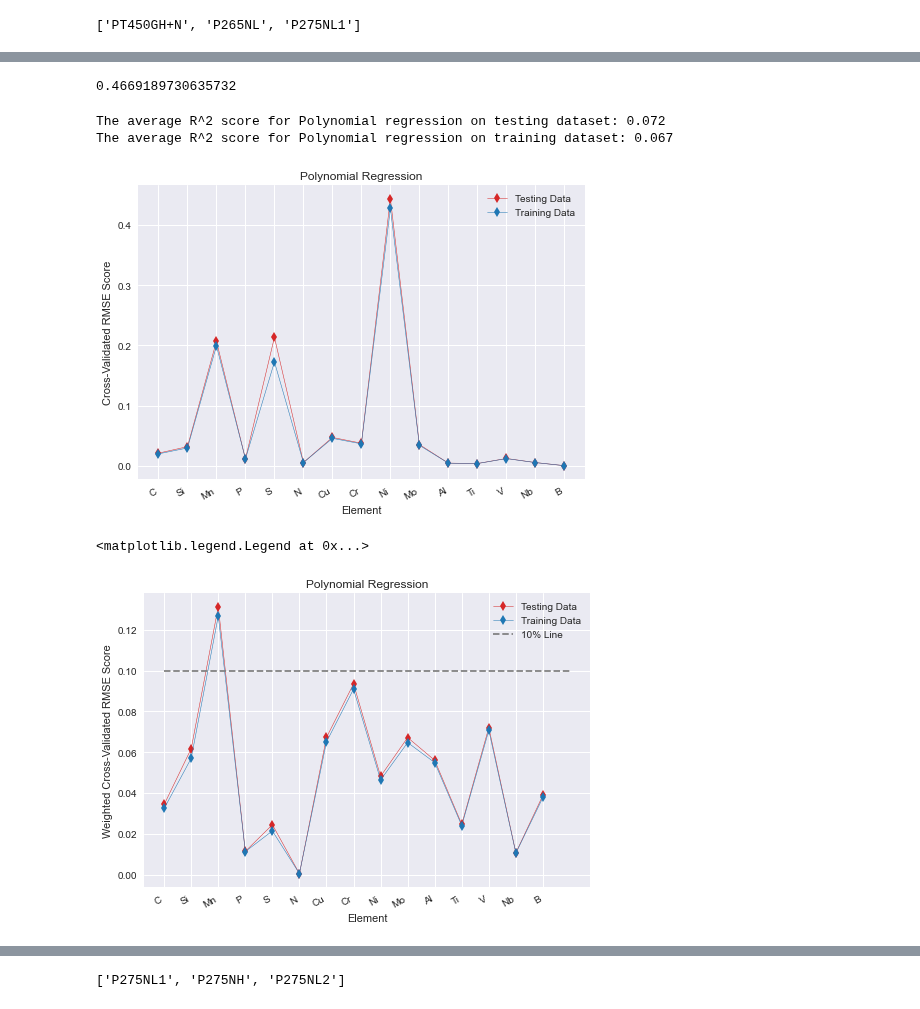
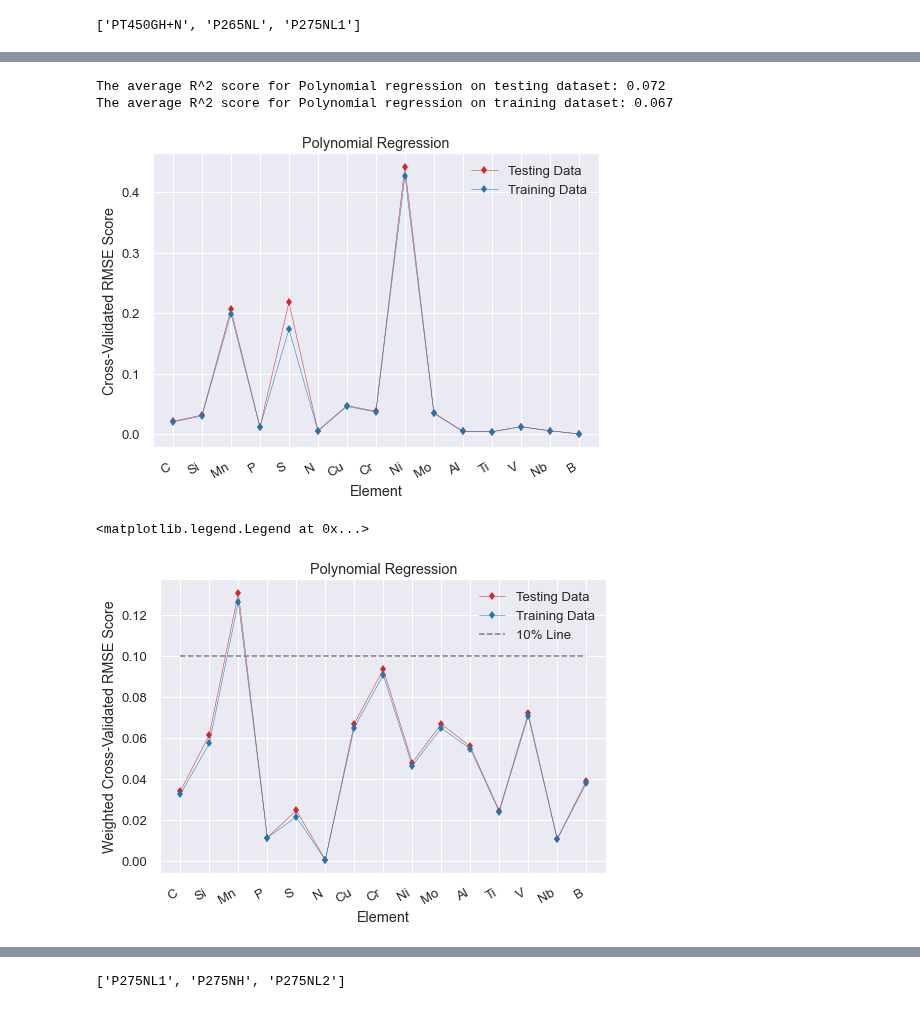
Before and after one commit to szayed99/Steel-Classification-Through-Machine-Learning, a Jupyter notebook: Regression (1).ipynb, the cells around one changed output, grey strips where cells are left out. Drawn from its saved outputs; the diff is of its cells as text; code cells hidden in the pictures.

```diff
--- a/Regression (1).ipynb
+++ b/Regression (1).ipynb
@@ -618,6 +618,8 @@ def find_similar_steel(mechanical_properties, df=df2):
 find_similar_steel([22, 275, 400])
 # %% [output]
 ['PT450GH+N', 'P265NL', 'P275NL1']
+# %%
+df2 = expand_df(df_split, 77)
 # %%
 ### Polynomial regression
 from sklearn.metrics import r2_score
@@ -760,13 +762,17 @@ def improve_needed_elems_poly(cross_valid_dict_r2, cross_valid_dict_rmse, degree
 
 # Define list which stores average R-squared scores
 elems_r2_test_poly = []
+elems_r2_std_test_poly = []
 elems_r2_train_poly = []
+elems_r2_std_train_poly = []
 
 # Loop through all elements and find their average R-squared score accross their minimum and maximum limits
 j = 0
 for i in range(15):
     elems_r2_test_poly.append((list(cross_valid_dict_r2_poly.values())[i+j][0][0] + list(cross_valid_dict_r2_poly.values())[i+j+1][0][0]) / 2)
     elems_r2_train_poly.append((list(cross_valid_dict_r2_poly.values())[i+j][1][0] + list(cross_valid_dict_r2_poly.values())[i+j+1][1][0]) / 2)
+    elems_r2_std_test_poly.append((list(cross_valid_dict_r2_poly.values())[i+j][0][1] + list(cross_valid_dict_r2_poly.values())[i+j+1][0][1]) / 2)
+    elems_r2_std_train_poly.append((list(cross_valid_dict_r2_poly.values())[i+j][1][1] + list(cross_valid_dict_r2_poly.values())[i+j+1][1][1]) / 2)
     j += 1
 
 # Plot the average cross-validated R-squared score for each element in training and testing data
@@ -791,14 +797,3 @@ The average R^2 score for Polynomial regression on training dataset: 0.909
-# %%
-x_train, x_test, y_train, y_test = split_data("min_C", df2)
-poly = PolynomialFeatures(degree=1, include_bias=False)
-poly_features = poly.fit_transform(np.array(x_train))
-poly_reg_model = LinearRegression()
-poly_reg_model.fit(poly_features, np.array(y_train))
-y_pred_train = poly_reg_model.predict(poly_features)
-score = r2_score(y_train, y_pred_train)
-print(score)
-# %% [output]
-0.4669189730635732
 # %%
 # Find average error for each element
 
@@ -831,7 +826,7 @@ print("The average R^2 score for Polynomial regression on training dataset: {:.3
 # %% [output]
 The average R^2 score for Polynomial regression on testing dataset: 0.072
 The average R^2 score for Polynomial regression on training dataset: 0.067
-[figure, old version]
+[figure, new version]
 # %%
 # Find the weighted RMSE score (RMSE score / range of output variable) for each element
 
@@ -841,35 +836,35 @@ for i in range(len(cross_valid_dict_rmse)):
     elem = list(cross_valid_dict_rmse_poly.keys())[i]
     elem_range = df2[elem].max() - df2[elem].min()
     if elem_range == 0:
         weighted_rmse_test = 0
         weighted_rmse_train = 0
     else:
         weighted_rmse_test = cross_valid_dict_rmse_poly[elem][0][0] / elem_range
         weighted_rmse_train = cross_valid_dict_rmse_poly[elem][1][0] / elem_range
     weighted_rmse_dict_poly[elem] = [weighted_rmse_test, weighted_rmse_train]
 
 # Find average of weighted RMSE score for each element accross minimum and maximum limits
 weighted_rmse_scores_test_poly = []
 weighted_rmse_scores_train_poly = []
 j = 0
 for i in range(15):
     weighted_rmse_scores_test_poly.append((list(weighted_rmse_dict_poly.values())[i+j][0] + list(weighted_rmse_dict_poly.values())[i+j+1][0]) / 2)
     weighted_rmse_scores_train_poly.append((list(weighted_rmse_dict_poly.values())[i+j][1] + list(weighted_rmse_dict_poly.values())[i+j+1][1]) / 2)
     j += 1
 
 # Plot average weighted RMSE score for each element
 fig, ax = plt.subplots(figsize=(8, 6))
 ax.plot(bs_df.columns[5:-1], weighted_rmse_scores_test_poly, marker = "d", color ="tab:red", linewidth = 0.5, label = "Testing Data")
 ax.plot(bs_df.columns[5:-1], weighted_rmse_scores_train_poly, marker = "d", color ="tab:blue", linewidth = 0.5, label = "Training Data")
-plt.plot(np.linspace(0, 15, 100), [0.1]*100, "--", color = "tab:grey", label = "10% Line")
+plt.plot(np.linspace(0, 14, 100), [0.1]*100, "--", color = "tab:grey", label = "10% Line")
 fig.autofmt_xdate()
 plt.ylabel("Weighted Cross-Validated RMSE Score")
 plt.xlabel("Element")
 plt.title("Polynomial Regression")
 plt.legend()
 # %% [output]
 <matplotlib.legend.Legend at 0x...>
-[figure, old version]
+[figure, new version]
 # %%
 ##Visualize polynomial regression performance on example elements
 
```
Also changed, not shown: parts of 8 cells of this notebook.
